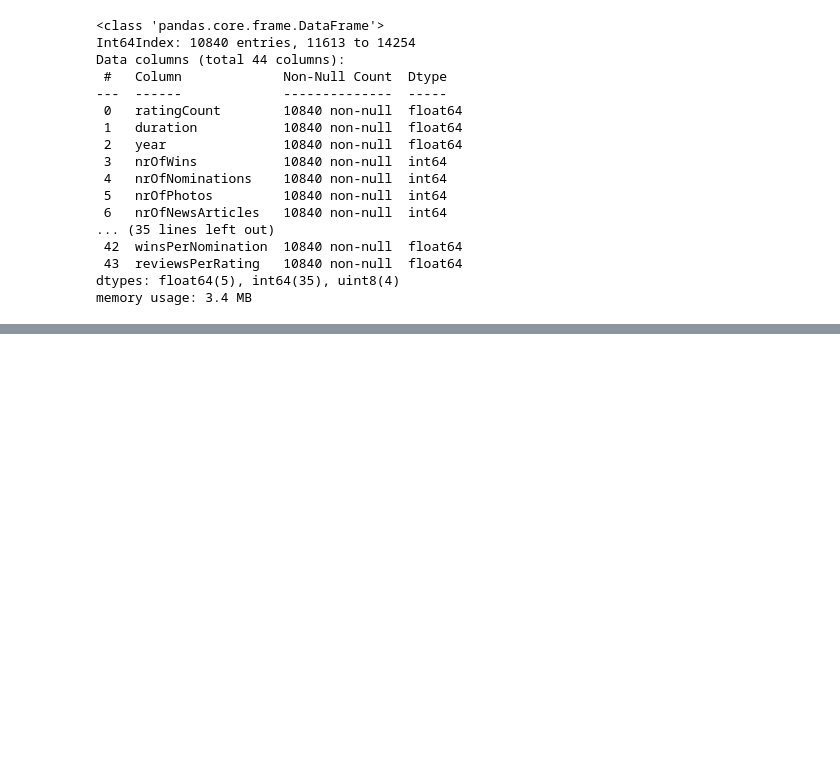
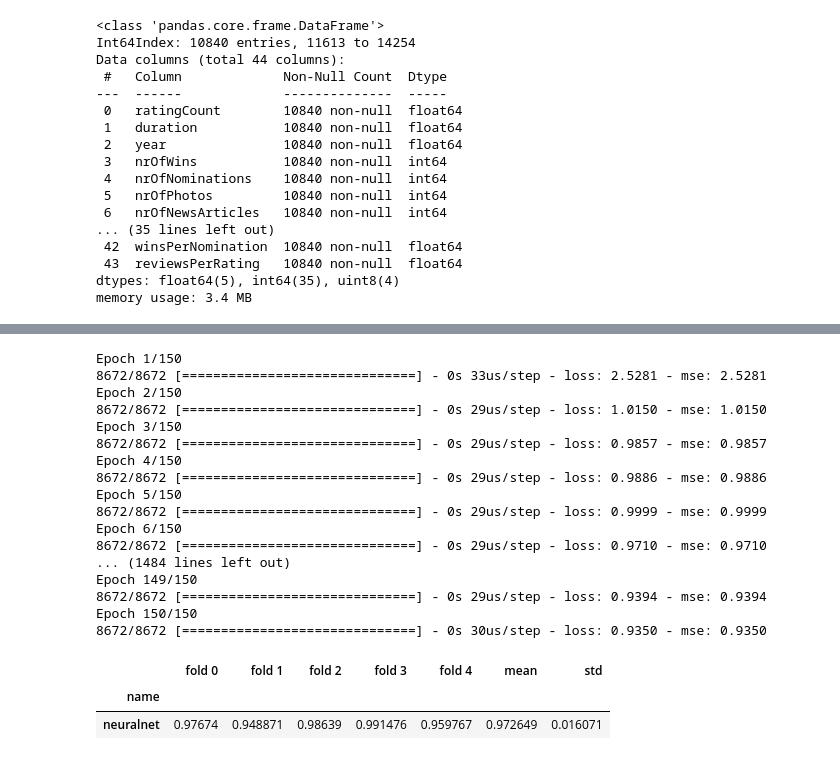
Before and after one commit to MoazAshraf/predicting-imdb-ratings, a Jupyter notebook: predicting_imdb_ratings.ipynb, the cells around one changed output, grey strips where cells are left out. Cells and saved outputs as stored; diff of their text form; code cells hidden in the pictures; blank space fills up the shorter version.

```diff
--- a/predicting_imdb_ratings.ipynb
+++ b/predicting_imdb_ratings.ipynb
@@ -528,0 +612,39 @@ train_X = feature_preprocessing_pipeline.fit_transform(train_X)
+# %%
+import tensorflow.keras as keras
+from keras.models import Sequential
+from keras.layers import Dense
+from keras.wrappers.scikit_learn import KerasRegressor
+
+def create_neuralnet_model():
+    model = Sequential([
+                        Dense(32, input_shape=train_X.shape[1:]),
+                        Dense(1)
+            ])
+    model.compile(loss='mean_squared_error', optimizer='sgd')
+    return model
+
+# wrap the neural network model to be used by scikit-learn
+neuralnet_model = KerasRegressor(create_neuralnet_model, epochs=150)
+neuralnet_error = cross_val_rmse(neuralnet_model, train_X, train_y, cv=5, name='neuralnet')
+neuralnet_error
+# %% [output]
+Epoch 1/150
+8672/8672 [==============================] - 0s 33us/step - loss: 2.5281 - mse: 2.5281
+Epoch 2/150
+8672/8672 [==============================] - 0s 29us/step - loss: 1.0150 - mse: 1.0150
+Epoch 3/150
+8672/8672 [==============================] - 0s 29us/step - loss: 0.9857 - mse: 0.9857
+Epoch 4/150
+8672/8672 [==============================] - 0s 29us/step - loss: 0.9886 - mse: 0.9886
+Epoch 5/150
+8672/8672 [==============================] - 0s 29us/step - loss: 0.9999 - mse: 0.9999
+Epoch 6/150
+8672/8672 [==============================] - 0s 29us/step - loss: 0.9710 - mse: 0.9710
+... (1484 lines left out)
+Epoch 149/150
+8672/8672 [==============================] - 0s 29us/step - loss: 0.9394 - mse: 0.9394
+Epoch 150/150
+8672/8672 [==============================] - 0s 30us/step - loss: 0.9350 - mse: 0.9350
+|  | fold 0 | fold 1 | fold 2 | fold 3 | fold 4 | mean | std |
+| name |  |  |  |  |  |  |  |
+| neuralnet | 0.97674 | 0.948871 | 0.98639 | 0.991476 | 0.959767 | 0.972649 | 0.016071 |
```
Also changed, not shown: parts of 15 cells of this notebook.
